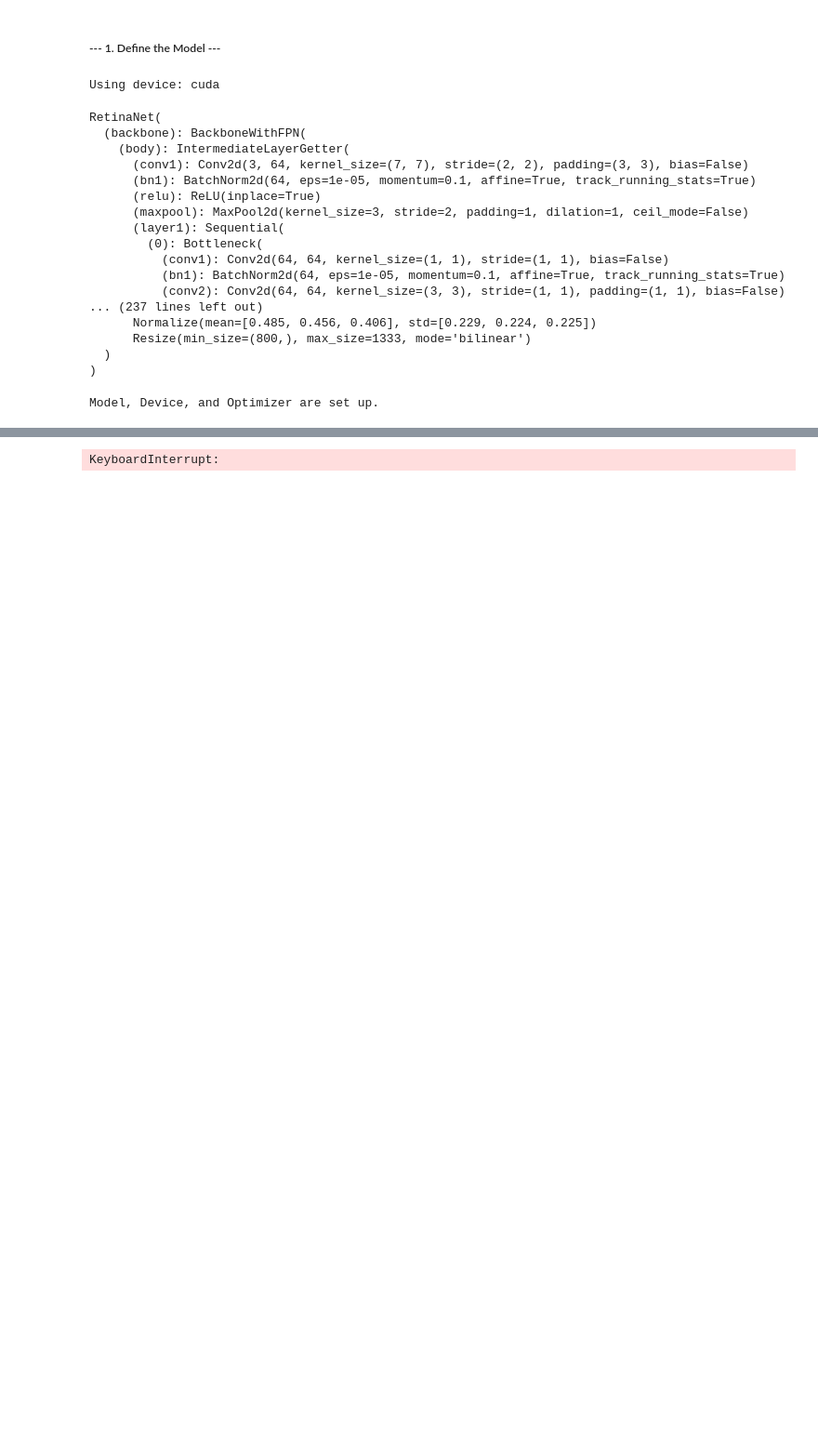
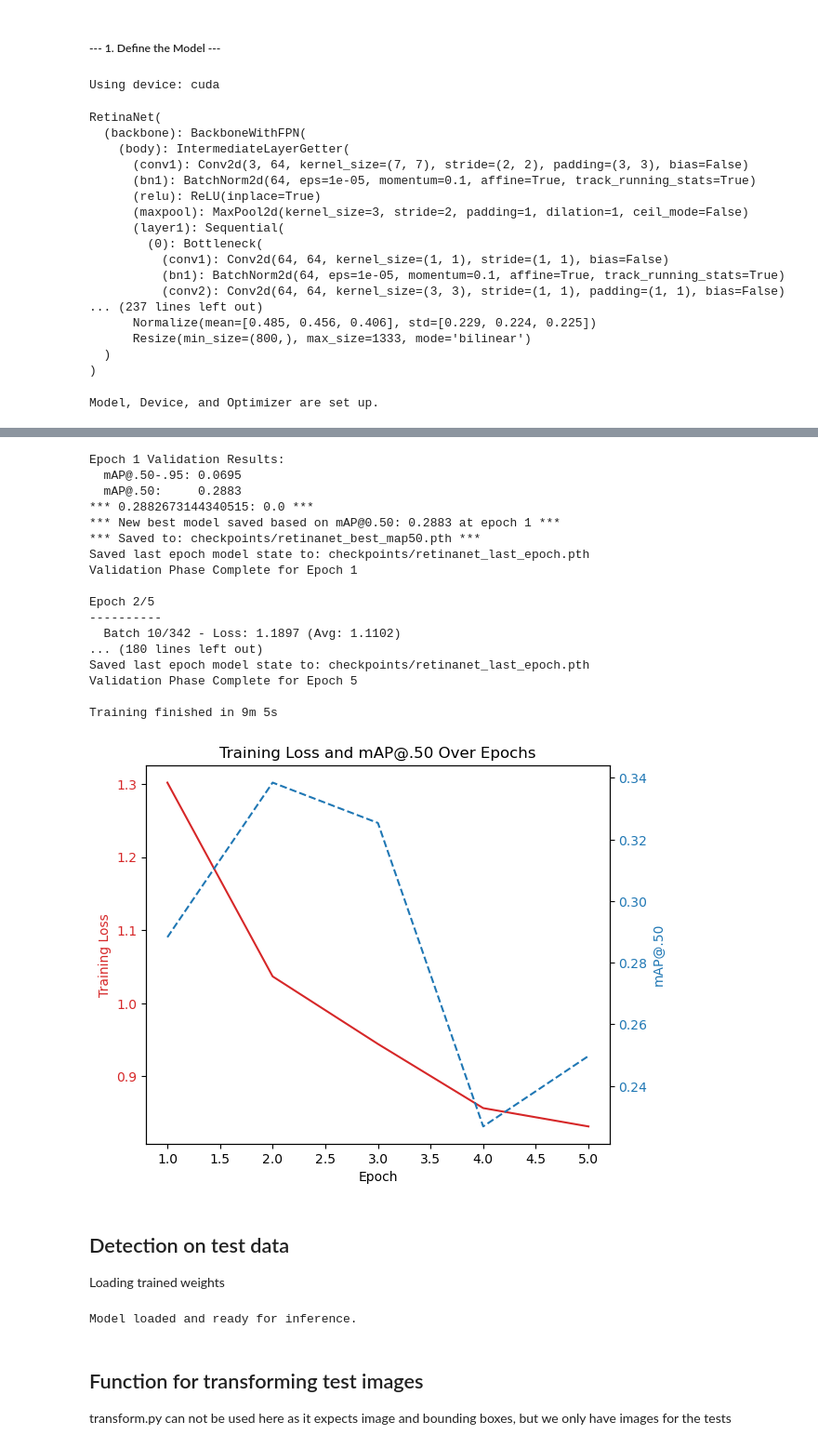
Before and after one commit to YourBroChris/SnowPoleDetection, a Jupyter notebook: torchVision/pytorch-retinanet/RetinaNetTorch.ipynb, the cells around one changed output, grey strips where cells are left out. Shown at 93% size. Cells and saved outputs as stored; diff of their text form; code cells hidden in the pictures; blank space fills up the shorter version.

Commit message:
detect code

```diff
--- a/torchVision/pytorch-retinanet/RetinaNetTorch.ipynb
+++ b/torchVision/pytorch-retinanet/RetinaNetTorch.ipynb
@@ -51,9 +205,11 @@ model.head.classification_head = new_cls_head
 # --- End Modification ---
 # %%
 # --- 1. Define Configuration ---
-BATCH_SIZE = 8
-ANNOTATIONS_DIR = "/work/mathiamt/SnowPoleDetection/torchVision/pytorch-retinanet/annotations"
-CLASSES_FILE = "/work/mathiamt/SnowPoleDetection/torchVision/pytorch-retinanet/classes.csv"
+BATCH_SIZE = 4
+#ANNOTATIONS_DIR = "/work/mathiamt/SnowPoleDetection/torchVision/pytorch-retinanet/annotations"
+#CLASSES_FILE = "/work/mathiamt/SnowPoleDetection/torchVision/pytorch-retinanet/classes.csv"
+ANNOTATIONS_DIR = "/work/chrsjoha/SnowPoleDetection/torchVision/pytorch-retinanet/annotations"
+CLASSES_FILE = "/work/chrsjoha/SnowPoleDetection/torchVision/pytorch-retinanet/classes.csv"
 # Define image directory - IMPORTANT: adjust this based on paths in your CSV
 # If paths in CSV are like 'retinanet_data/lidar/images/train/image_1.png' and you run from project root:
 IMG_DIR = '.'
@@ -153,7 +309,7 @@ Model, Device, and Optimizer are set up.
 # %%
 
 # --- Training Configuration ---
-num_epochs = 10 # Or choose desired number of epochs
+num_epochs = 5 # Or choose desired number of epochs
 output_dir = "checkpoints"
 os.makedirs(output_dir, exist_ok=True) # Create directory if it doesn't exist
 best_model_path = os.path.join(output_dir, "retinanet_best_map50.pth")
@@ -347 +503,49 @@ Epoch 1/10
-KeyboardInterrupt:
+Epoch 1 Validation Results:
+  mAP@.50-.95: 0.0695
+  mAP@.50:     0.2883
+*** 0.2882673144340515: 0.0 ***
+*** New best model saved based on mAP@0.50: 0.2883 at epoch 1 ***
+*** Saved to: checkpoints/retinanet_best_map50.pth ***
+Saved last epoch model state to: checkpoints/retinanet_last_epoch.pth
+Validation Phase Complete for Epoch 1
+
+Epoch 2/5
+----------
+  Batch 10/342 - Loss: 1.1897 (Avg: 1.1102)
+... (180 lines left out)
+Saved last epoch model state to: checkpoints/retinanet_last_epoch.pth
+Validation Phase Complete for Epoch 5
+
+Training finished in 9m 5s
+[figure, added]
+# %% [markdown]
+## Detection on test data
+Loading trained weights
+# %%
+best_path = 'checkpoints/retinanet_best_map50.pth'
+num_classes_custom = 2
+
+weights = torchvision.models.detection.RetinaNet_ResNet50_FPN_V2_Weights.DEFAULT
+model = torchvision.models.detection.retinanet_resnet50_fpn_v2(weights=None)
+
+num_anchors = model.head.classification_head.num_anchors
+in_channels = model.backbone.out_channels
+new_cls_head = torchvision.models.detection.retinanet.RetinaNetClassificationHead(
+    in_channels=in_channels,
+    num_anchors=num_anchors,
+    num_classes=num_classes_custom
+)
+model.head.classification_head = new_cls_head
+
+model.load_state_dict(torch.load(best_path))
+model.eval()
+
+device = torch.device("cuda" if torch.cuda.is_available() else "cpu")
+model.to(device)
+
+print("Model loaded and ready for inference.")
+# %% [output]
+Model loaded and ready for inference.
+# %% [markdown]
+## Function for transforming test images
+transform.py can not be used here as it expects image and bounding boxes, but we only have images for the tests
```
Also changed, not shown: parts of 16 cells of this notebook.
